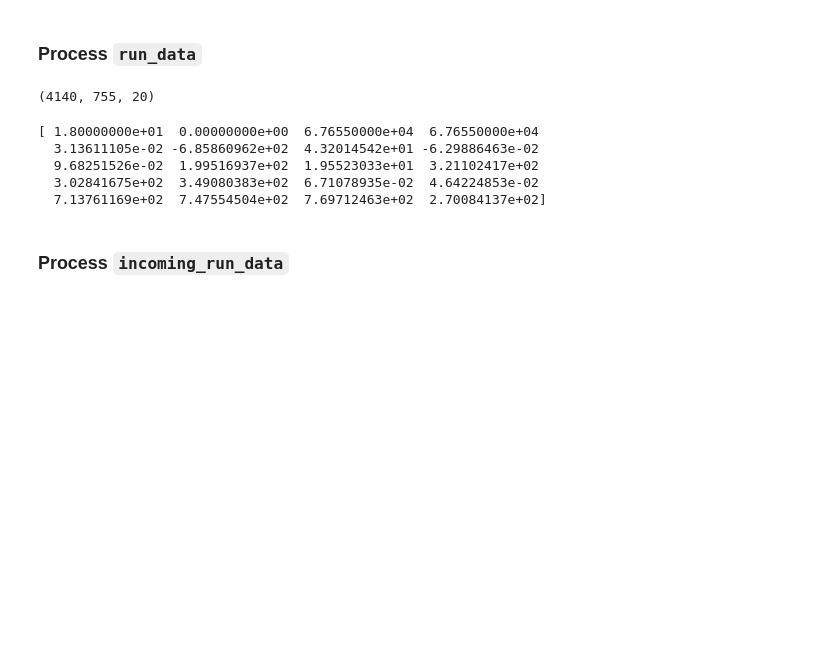
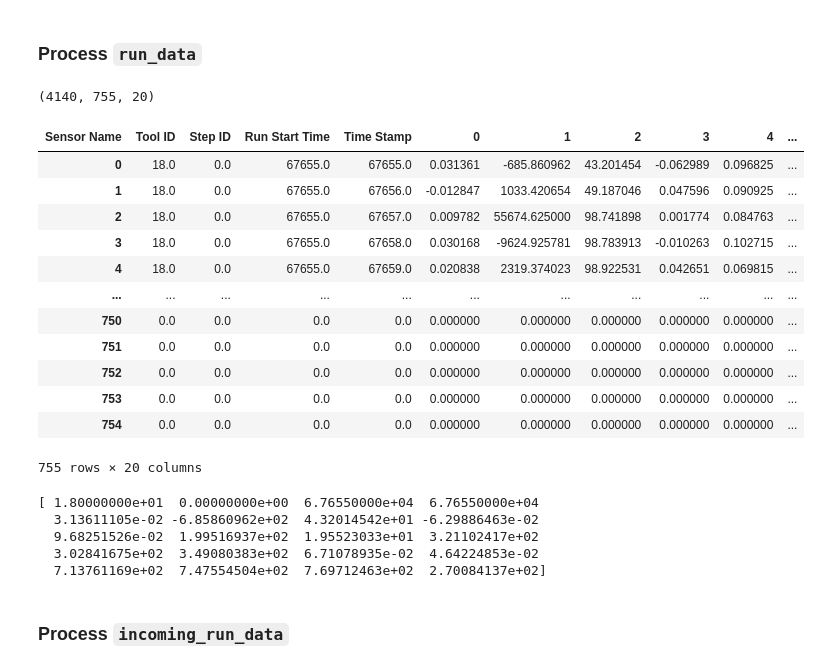
Before and after one commit to yyccbb/micro-ai-challenge, a Jupyter notebook: data-preprocessor.ipynb, the cells around one changed output. Drawn from its saved outputs; the diff is of its cells as text; code cells hidden in the pictures; blank space fills up the shorter version.

```diff
--- a/data-preprocessor.ipynb
+++ b/data-preprocessor.ipynb
@@ -194,6 +194,7 @@ processed_global_metrology_data = pd.read_parquet('processed_global_metrology_da
 # %%
 # train_run_data = processed_global_run_data.groupby('Run ID').get_group(1644).pivot(index='Time Stamp', columns='Sensor Name', values='Sensor Value')
 
+run_matrices_df = None
 run_matrices = []
 for key, run in processed_global_run_data.groupby('Run ID'):
     run_matrix = run.pivot(index='Time Stamp', columns='Sensor Name', values='Sensor Value').reset_index(drop=False)
@@ -208,6 +209,8 @@ for key, run in processed_global_run_data.groupby('Run ID'):
     cols.insert(0, cols.pop(cols.index('Tool ID')))
     run_matrix = run_matrix[cols]
 
+    if run_matrices_df is None:
+        run_matrices_df = run_matrix.reindex(range(755), fill_value=0.0).copy()
     run_matrix = run_matrix.reindex(range(755), fill_value=0.0).to_numpy()
     run_matrices.append(run_matrix)
 
@@ -215,6 +218,22 @@ run_matrices = np.stack(run_matrices)
 print(run_matrices.shape)
 # %% [output]
 (4140, 755, 20)
+# %%
+run_matrices_df
+# %% [output]
+| Sensor Name | Tool ID | Step ID | Run Start Time | Time Stamp | 0 | 1 | 2 | 3 | 4 | ... |
+| 0 | 18.0 | 0.0 | 67655.0 | 67655.0 | 0.031361 | -685.860962 | 43.201454 | -0.062989 | 0.096825 | ... |
+| 1 | 18.0 | 0.0 | 67655.0 | 67656.0 | -0.012847 | 1033.420654 | 49.187046 | 0.047596 | 0.090925 | ... |
+| 2 | 18.0 | 0.0 | 67655.0 | 67657.0 | 0.009782 | 55674.625000 | 98.741898 | 0.001774 | 0.084763 | ... |
+| 3 | 18.0 | 0.0 | 67655.0 | 67658.0 | 0.030168 | -9624.925781 | 98.783913 | -0.010263 | 0.102715 | ... |
+| 4 | 18.0 | 0.0 | 67655.0 | 67659.0 | 0.020838 | 2319.374023 | 98.922531 | 0.042651 | 0.069815 | ... |
+| ... | ... | ... | ... | ... | ... | ... | ... | ... | ... | ... |
+| 750 | 0.0 | 0.0 | 0.0 | 0.0 | 0.000000 | 0.000000 | 0.000000 | 0.000000 | 0.000000 | ... |
+| 751 | 0.0 | 0.0 | 0.0 | 0.0 | 0.000000 | 0.000000 | 0.000000 | 0.000000 | 0.000000 | ... |
+| 752 | 0.0 | 0.0 | 0.0 | 0.0 | 0.000000 | 0.000000 | 0.000000 | 0.000000 | 0.000000 | ... |
+| 753 | 0.0 | 0.0 | 0.0 | 0.0 | 0.000000 | 0.000000 | 0.000000 | 0.000000 | 0.000000 | ... |
+| 754 | 0.0 | 0.0 | 0.0 | 0.0 | 0.000000 | 0.000000 | 0.000000 | 0.000000 | 0.000000 | ... |
+755 rows × 20 columns
 # %%
 print(run_matrices[0, 0, :])
 # %% [output]
```
Also changed, not shown: parts of 2 cells of this notebook.
